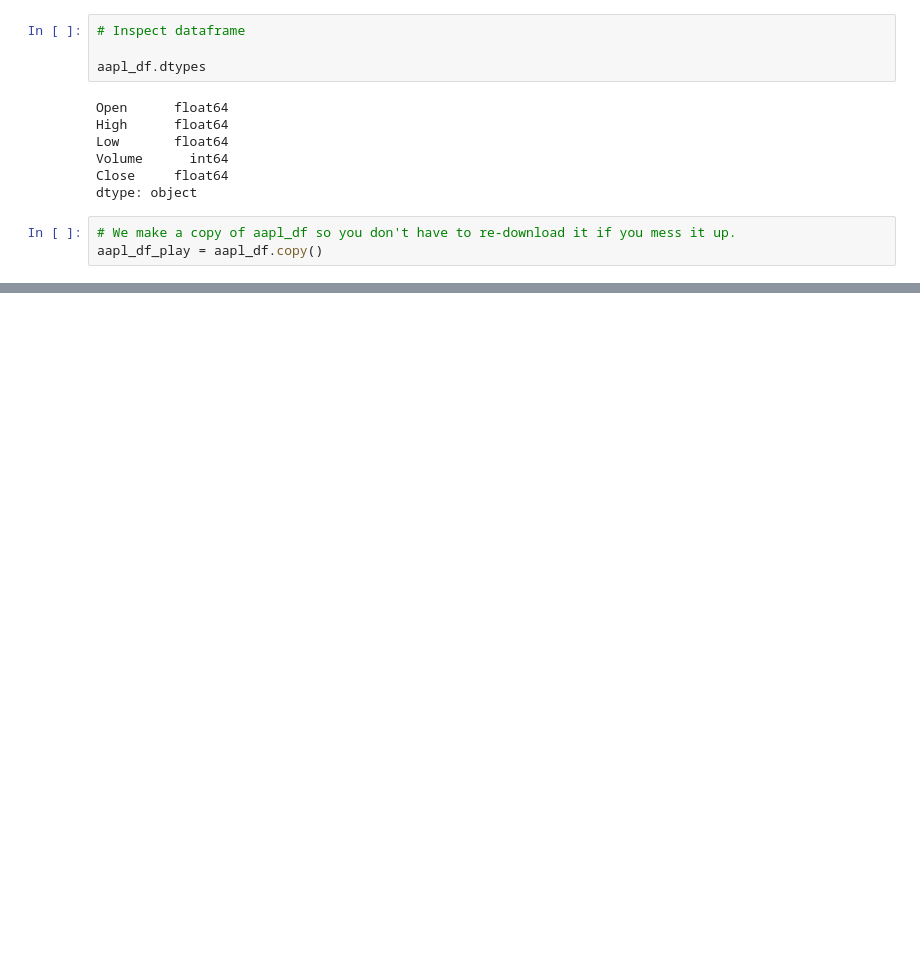
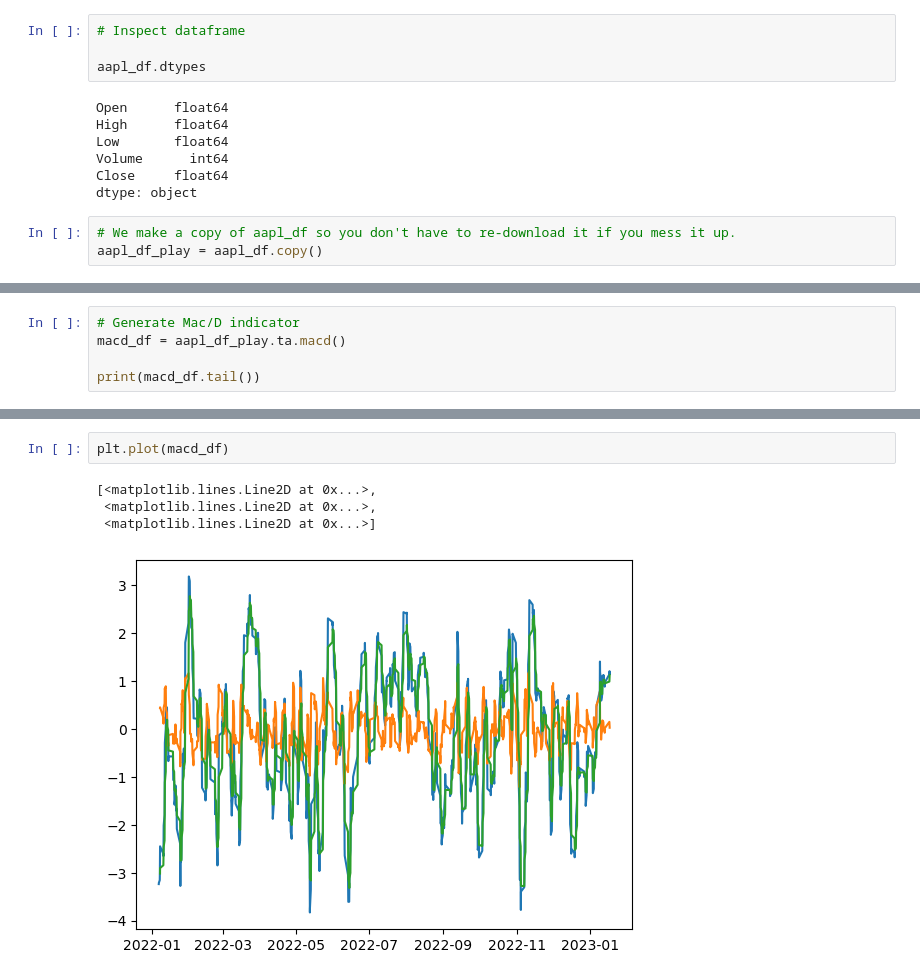
Before and after one commit to Forte42/Money_Bot, a Jupyter notebook: make_a_model.ipynb, the cells around one changed output, grey strips where cells are left out. Saved outputs shown, nothing was run; the diff lists cells and outputs as text; blank space fills up the shorter version.

Commit message:
Used pandas_ta to make some indicators

```diff
--- a/make_a_model.ipynb
+++ b/make_a_model.ipynb
@@ -73,0 +68,5 @@ plt.plot(range(len(aapl_df_play)), aapl_df_play[['Close']])
+# %%
+# Generate Mac/D indicator
+macd_df = aapl_df_play.ta.macd()
+
+print(macd_df.tail())
@@ -73,0 +95,7 @@ plt.plot(range(len(aapl_df_play)), aapl_df_play[['Close']])
+# %%
+plt.plot(macd_df)
+# %% [output]
+[<matplotlib.lines.Line2D at 0x...>,
+ <matplotlib.lines.Line2D at 0x...>,
+ <matplotlib.lines.Line2D at 0x...>]
+[figure, added]
```
Also changed, not shown: parts of 12 cells of this notebook.
